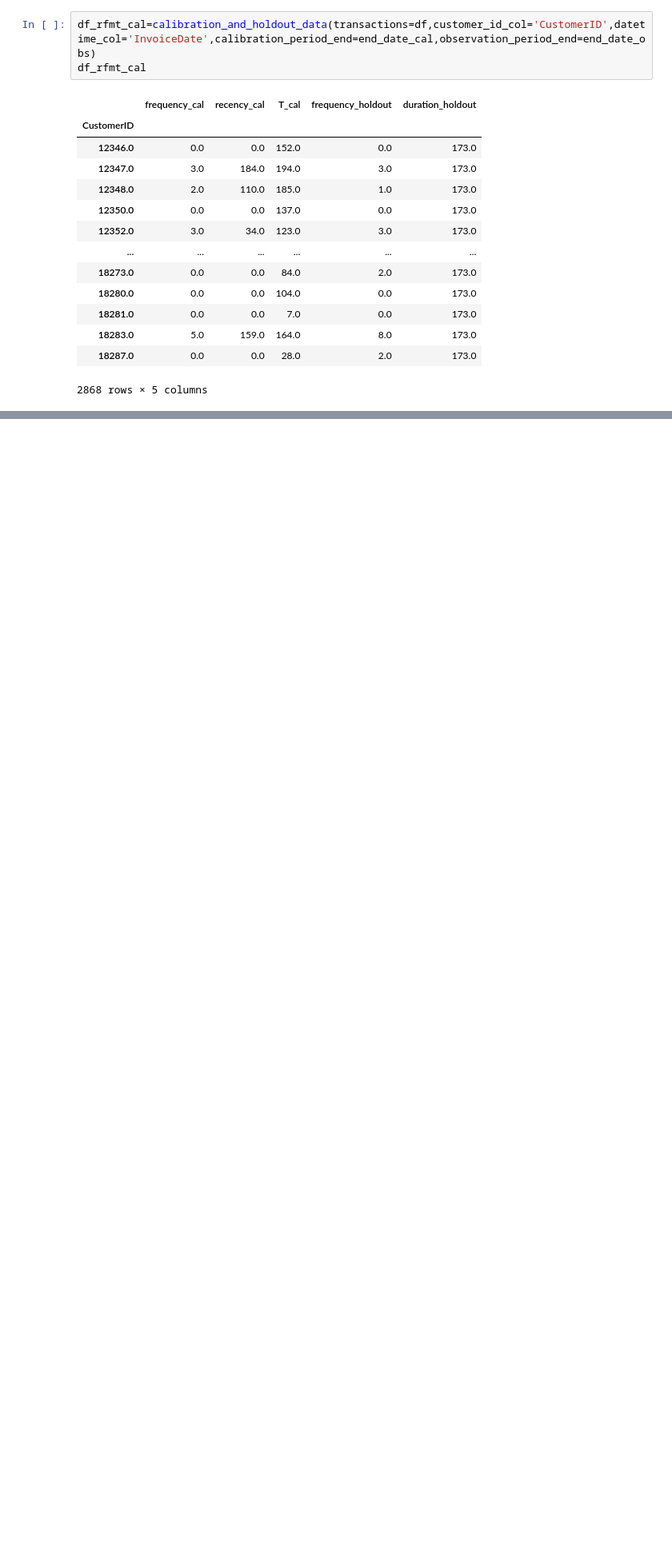
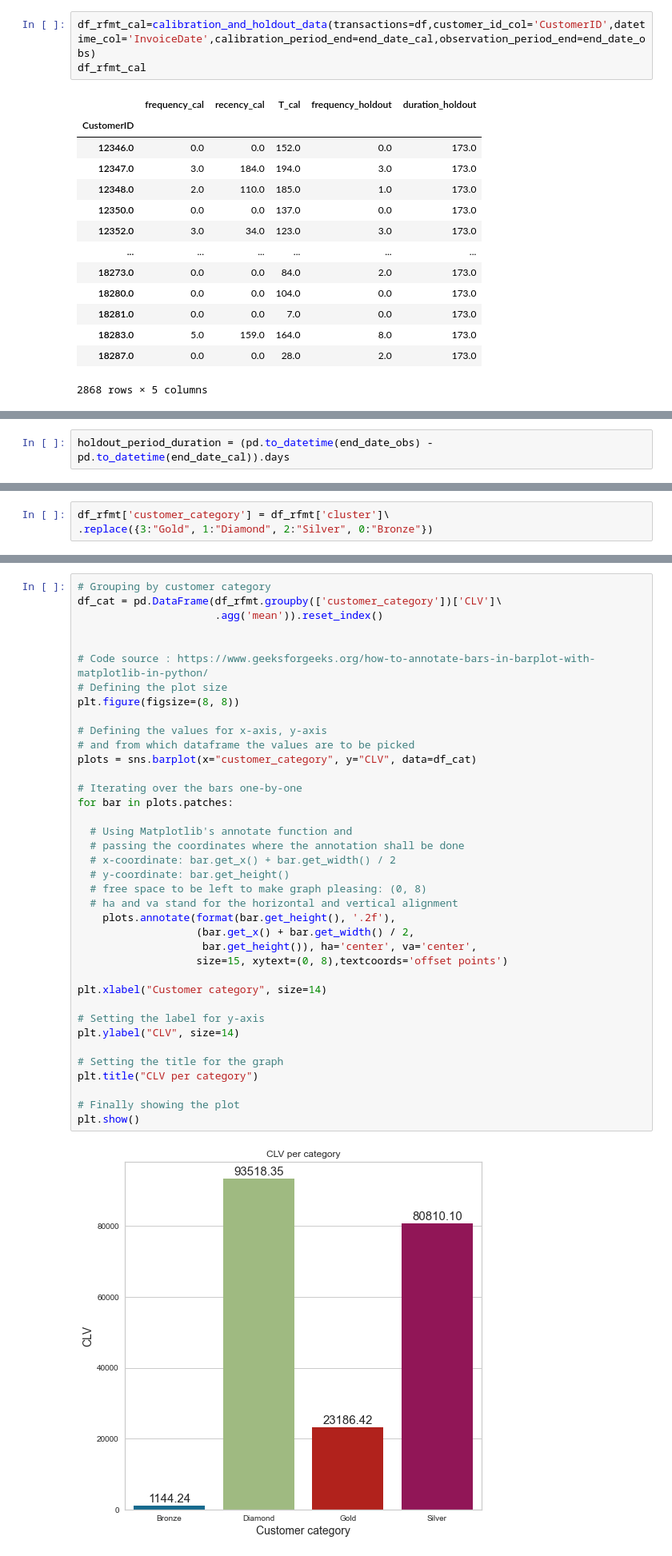
Before and after one commit to kushalasn/RFM-Based-Segmentation, a Jupyter notebook: cltv.ipynb, the cells around one changed output, grey strips where cells are left out. Shown: that part at 80% size. Drawn from its saved outputs; the diff is of its cells as text; blank space fills up the shorter version.

```diff
--- a/cltv.ipynb
+++ b/cltv.ipynb
@@ -173,0 +268,2 @@ df_rfmt_cal
+# %%
+holdout_period_duration = (pd.to_datetime(end_date_obs) - pd.to_datetime(end_date_cal)).days
@@ -173,0 +444,3 @@ df_rfmt_cal
+# %%
+df_rfmt['customer_category'] = df_rfmt['cluster']\
+.replace({3:"Gold", 1:"Diamond", 2:"Silver", 0:"Bronze"})
@@ -173,0 +464,40 @@ df_rfmt_cal
+# %%
+# Grouping by customer category
+df_cat = pd.DataFrame(df_rfmt.groupby(['customer_category'])['CLV']\
+                      .agg('mean')).reset_index()
+
+
+# Code source : https://www.geeksforgeeks.org/how-to-annotate-bars-in-barplot-with-matplotlib-in-python/
+# Defining the plot size
+plt.figure(figsize=(8, 8))
+
+# Defining the values for x-axis, y-axis
+# and from which dataframe the values are to be picked
+plots = sns.barplot(x="customer_category", y="CLV", data=df_cat)
+
+# Iterating over the bars one-by-one
+for bar in plots.patches:
+
+  # Using Matplotlib's annotate function and
+  # passing the coordinates where the annotation shall be done
+  # x-coordinate: bar.get_x() + bar.get_width() / 2
+  # y-coordinate: bar.get_height()
+  # free space to be left to make graph pleasing: (0, 8)
+  # ha and va stand for the horizontal and vertical alignment
+    plots.annotate(format(bar.get_height(), '.2f'),
+                   (bar.get_x() + bar.get_width() / 2,
+                    bar.get_height()), ha='center', va='center',
+                   size=15, xytext=(0, 8),textcoords='offset points')
+
+plt.xlabel("Customer category", size=14)
+
+# Setting the label for y-axis
+plt.ylabel("CLV", size=14)
+
+# Setting the title for the graph
+plt.title("CLV per category")
+
+# Finally showing the plot
+plt.show()
+# %% [output]
+[figure, added]
```
Also changed, not shown: parts of 39 cells of this notebook.
